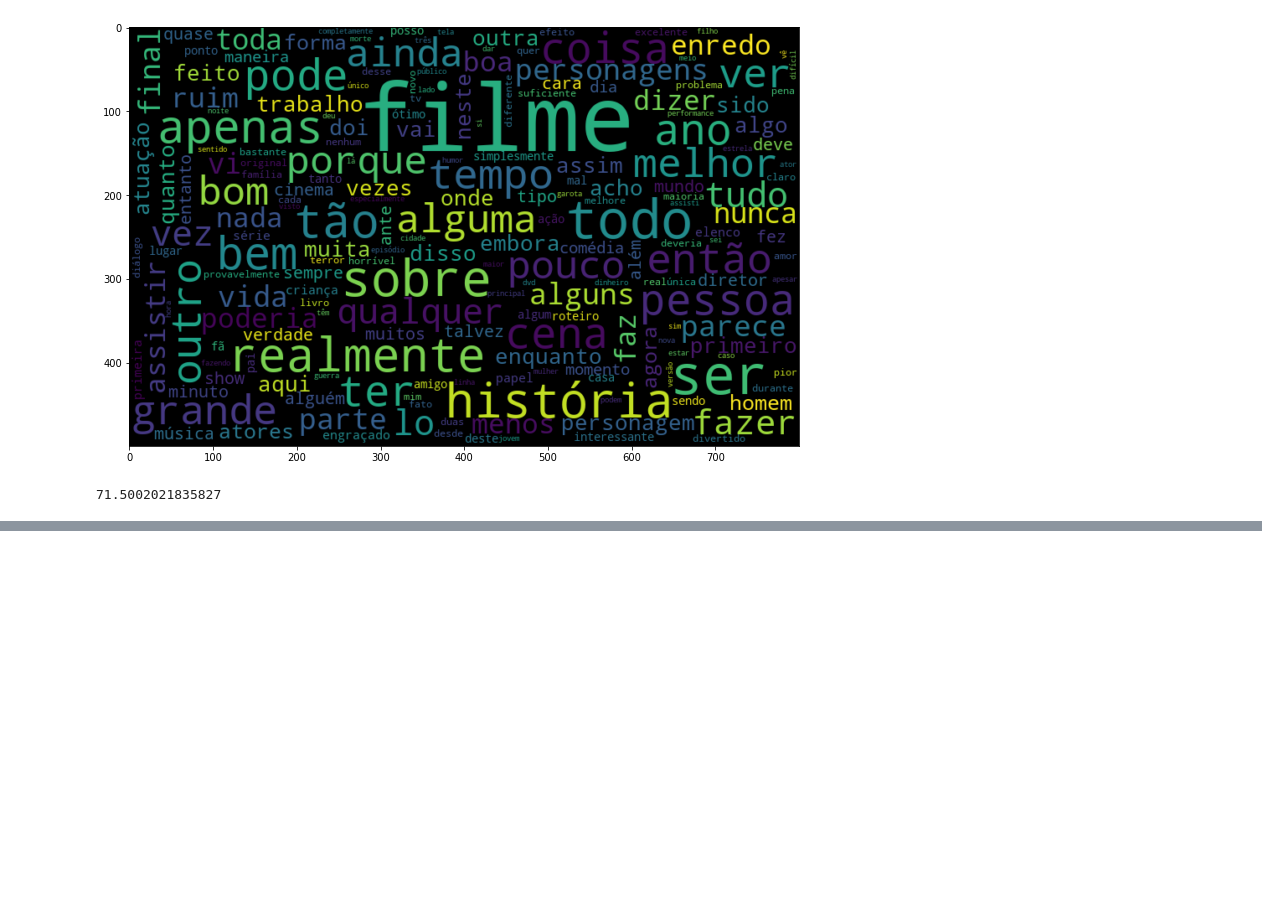
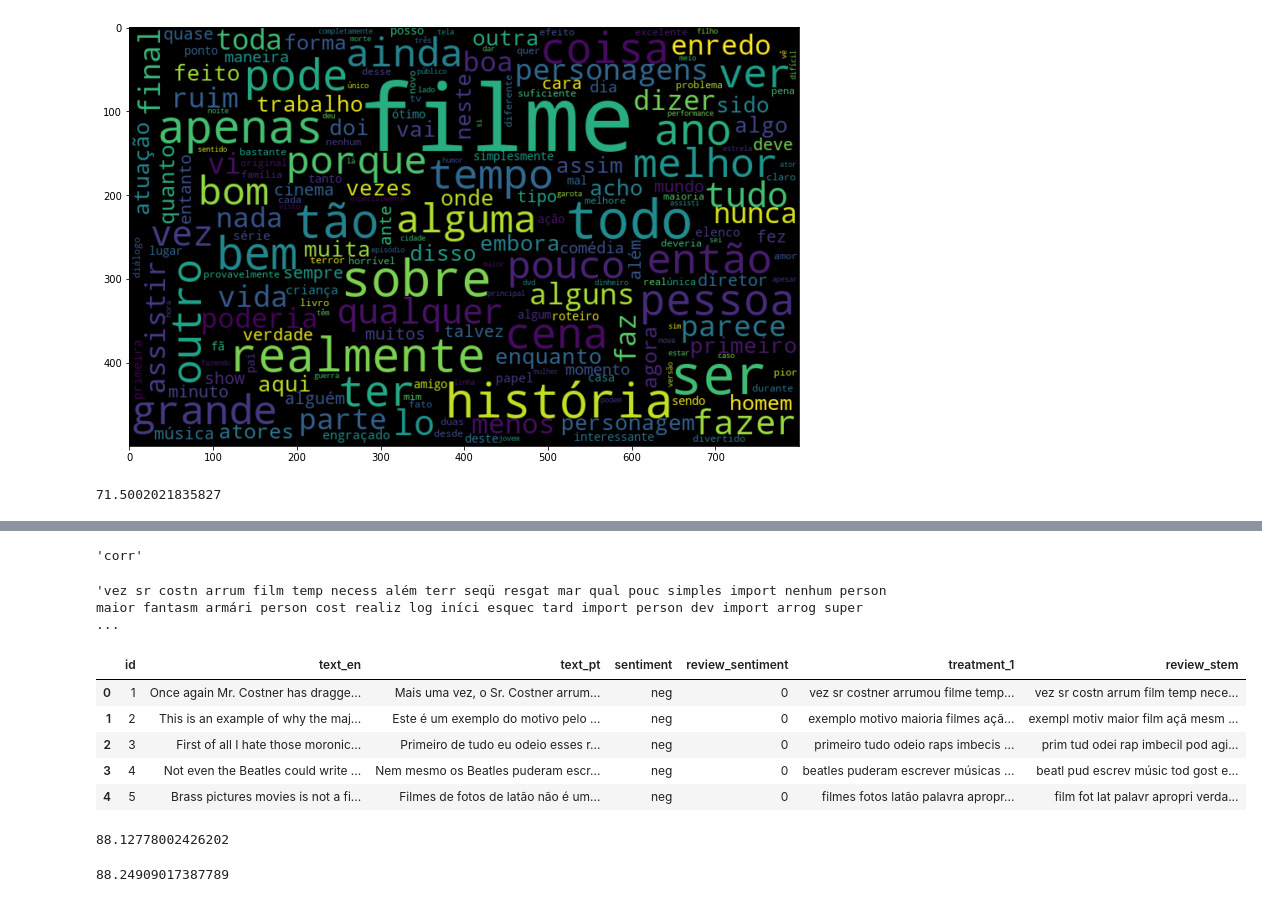
Before and after one commit to antonioeagomes/analise-dados-textuais, a Jupyter notebook: IMDB.ipynb, the cells around one changed output, grey strips where cells are left out. Cells and saved outputs as stored; diff of their text form; code cells hidden in the pictures; blank space fills up the shorter version.

```diff
--- a/IMDB.ipynb
+++ b/IMDB.ipynb
@@ -363,0 +362,34 @@ monta_nuvem(reviews_positivos, 'treatment_1')
+# %%
+stemmer = nltk.RSLPStemmer() # Portugues
+# PorterStemmer # English
+stemmer.stem('corredor')
+# %% [output]
+'corr'
+# %%
+def stem_coluna(df_review, column_text):
+    stemmer = nltk.RSLPStemmer()
+    token_punkt = tokenize.WordPunctTokenizer()
+    processed = list()
+    for row in df_review[column_text]:
+        phrase = []
+        tokenized_row = token_punkt.tokenize(row)
+        for word in tokenized_row:
+            phrase.append(stemmer.stem(word))
+        processed.append(' '.join(phrase))
+    return processed
+# %%
+coluna = stem_coluna(imdb, 'treatment_1')
+# %%
+coluna[0]
+# %% [output]
+'vez sr costn arrum film temp necess além terr seqü resgat mar qual pouc simples import nenhum person maior fantasm armári person cost realiz log iníci esquec tard import person dev import arrog super ...
+# %%
+imdb['review_stem'] = coluna
+imdb.head()
+# %% [output]
+|  | id | text_en | text_pt | sentiment | review_sentiment | treatment_1 | review_stem |
+| 0 | 1 | Once again Mr. Costner has dragge... | Mais uma vez, o Sr. Costner arrum... | neg | 0 | vez sr costner arrumou filme temp... | vez sr costn arrum film temp nece... |
+| 1 | 2 | This is an example of why the maj... | Este é um exemplo do motivo pelo ... | neg | 0 | exemplo motivo maioria filmes açã... | exempl motiv maior film açã mesm ... |
+| 2 | 3 | First of all I hate those moronic... | Primeiro de tudo eu odeio esses r... | neg | 0 | primeiro tudo odeio raps imbecis ... | prim tud odei rap imbecil pod agi... |
+| 3 | 4 | Not even the Beatles could write ... | Nem mesmo os Beatles puderam escr... | neg | 0 | beatles puderam escrever músicas ... | beatl pud escrev músic tod gost e... |
+| 4 | 5 | Brass pictures movies is not a fi... | Filmes de fotos de latão não é um... | neg | 0 | filmes fotos latão palavra apropr... | film fot lat palavr apropri verda... |
@@ -363,0 +403,11 @@ monta_nuvem(reviews_positivos, 'treatment_1')
+# %%
+vetor = tfidf.fit_transform(imdb['treatment_1']) # tfidf.fit_transform(imdb['review_stem'])
+
+X_train, X_test, y_train, y_test = train_test_split(vetor,
+                                                    imdb['review_sentiment'],
+                                                    random_state = 42)
+logistic_regretion = LogisticRegression()
+logistic_regretion.fit(X_train, y_train)
+print(logistic_regretion.score(X_test,y_test)*100)
+# %% [output]
+88.12778002426202
@@ -363,0 +418,10 @@ monta_nuvem(reviews_positivos, 'treatment_1')
+# %%
+vetor = tfidf_ngrams.fit_transform(imdb['treatment_1']) # tfidf_ngrams.fit_transform(imdb['review_stem'])
+X_train, X_test, y_train, y_test = train_test_split(vetor,
+                                                    imdb['review_sentiment'],
+                                                    random_state = 42)
+logistic_regretion = LogisticRegression()
+logistic_regretion.fit(X_train, y_train)
+print(logistic_regretion.score(X_test,y_test)*100)
+# %% [output]
+88.24909017387789
```
Also changed, not shown: parts of 34 cells of this notebook, 4 other files.
